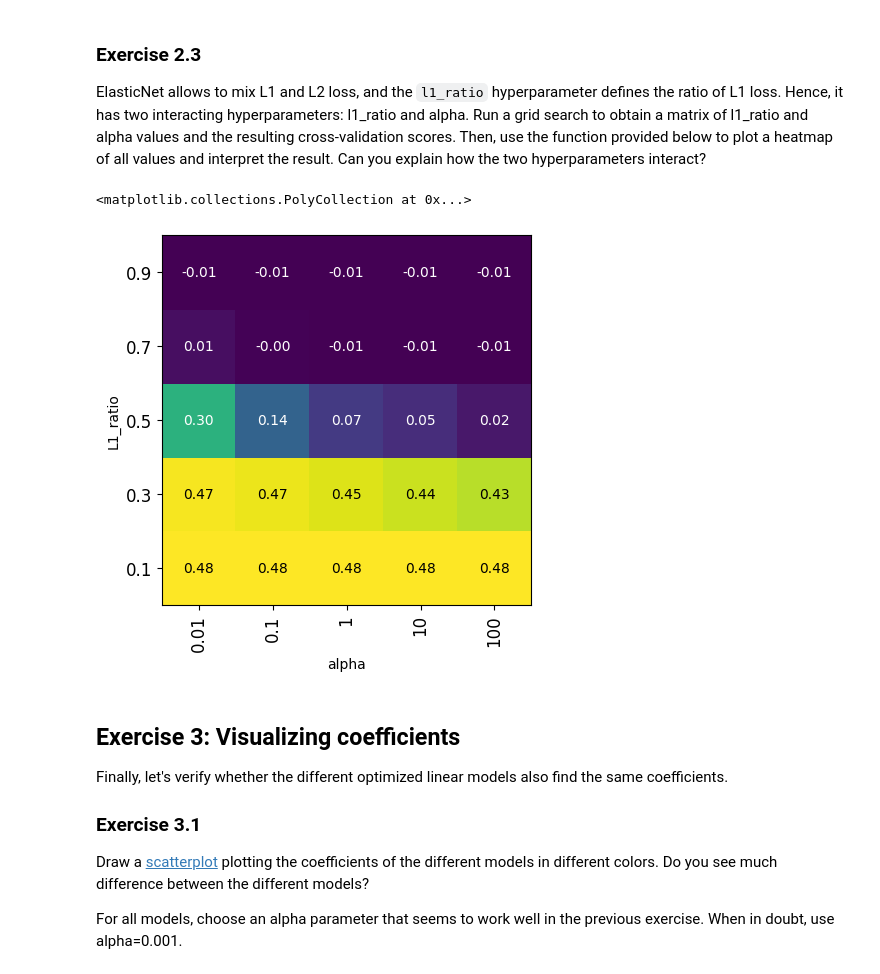
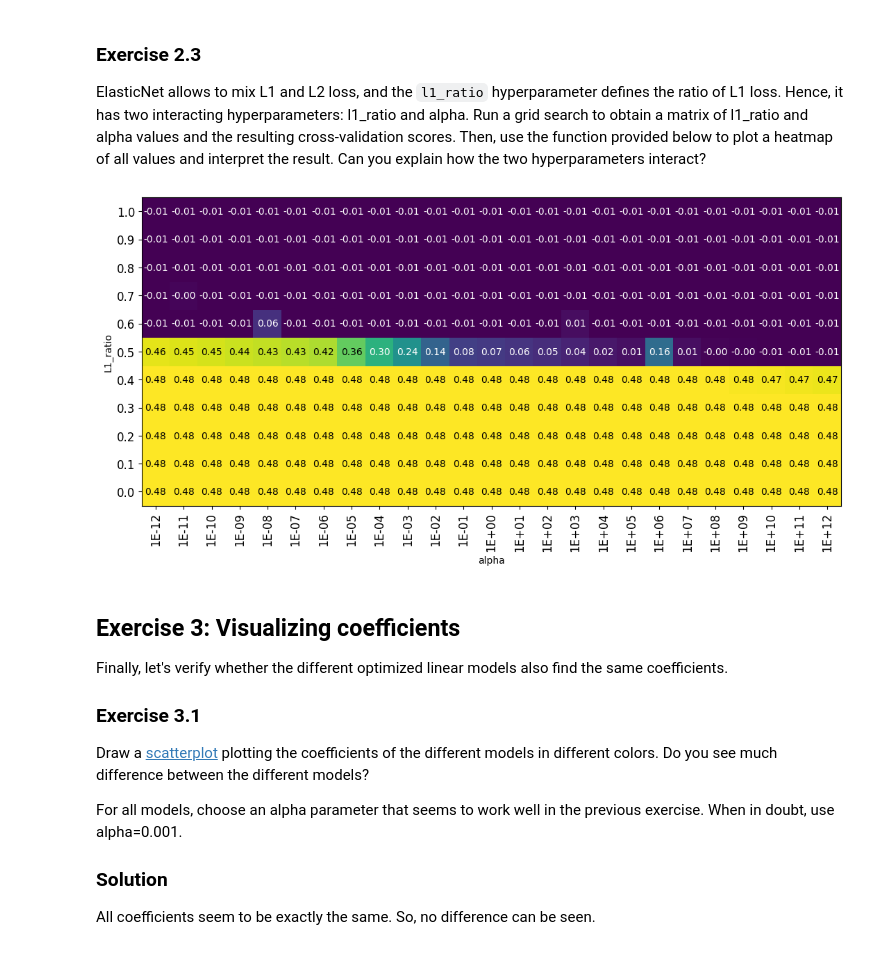
Before and after one commit to RvanSchalm/master, a Jupyter notebook: labs/Lab 1a - Linear Models for Regression.ipynb, the cells around one changed output. Saved outputs shown, nothing was run; the diff lists cells and outputs as text; code cells hidden in the pictures.

```diff
--- a/labs/Lab 1a - Linear Models for Regression.ipynb
+++ b/labs/Lab 1a - Linear Models for Regression.ipynb
@@ -264,20 +267,22 @@ def heatmap(values, xlabel, ylabel, xticklabels, yticklabels, cmap=None,
             ax.text(x, y, fmt % value, color=c, ha="center", va="center", size=10)
     return img
 # %%
-hyp_par = {'alpha': [0.01, 0.1, 1, 10, 100], 'l1_ratio': [0.1, 0.3, 0.5, 0.7, 0.9]}
+hyp_par = {'alpha': np.logspace(-12, 12, num=25), 'l1_ratio': np.linspace(0, 1, num=11)}
 
 clf = GridSearchCV(ElasticNet(), hyp_par, return_train_score=True)
 clf.fit(X, y)
-e_net_scores = clf.cv_results_['mean_test_score'].reshape(5,5)
+e_net_scores = clf.cv_results_['mean_test_score'].reshape(11,25)
 
 vmin = min(min(clf.cv_results_['mean_test_score']), min(clf.cv_results_['mean_train_score']))
 vmax = max(max(clf.cv_results_['mean_test_score']), max(clf.cv_results_['mean_train_score']))
 
-heatmap(e_net_scores, 'alpha', 'L1_ratio', hyp_par['alpha'], hyp_par['l1_ratio'],
-        'viridis', vmin, vmax, printvalues=True)
+plt.rcParams.update({'font.size': 12})
+fig4, ax4 = plt.subplots(1, 1, figsize=(13, 13))
+
+heatmap(e_net_scores, 'alpha', 'L1_ratio', xticklabels=list(map(lambda n: "%.E" % n, hyp_par['alpha'])), yticklabels=np.around(hyp_par['l1_ratio'],4),
+        cmap='viridis', vmin=vmin, vmax=vmax, ax=ax4, printvalues=True);
 # %% [output]
-<matplotlib.collections.PolyCollection at 0x...>
-[figure, old version]
+[figure, new version]
 # %% [markdown]
 ## Exercise 3: Visualizing coefficients
 Finally, let's verify whether the different optimized linear models also find the same coefficients.
@@ -286,3 +291,6 @@ Finally, let's verify whether the different optimized linear models also find th
 Draw a [scatterplot](https://matplotlib.org/gallery/shapes_and_collections/scatter.html) plotting the coefficients of the different models in different colors. Do you see much difference between the different models?
 
 For all models, choose an alpha parameter that seems to work well in the previous exercise. When in doubt, use alpha=0.001.
+
+### Solution
+All coefficients seem to be exactly the same. So, no difference can be seen.
```
Also changed, not shown: parts of 5 cells of this notebook.
